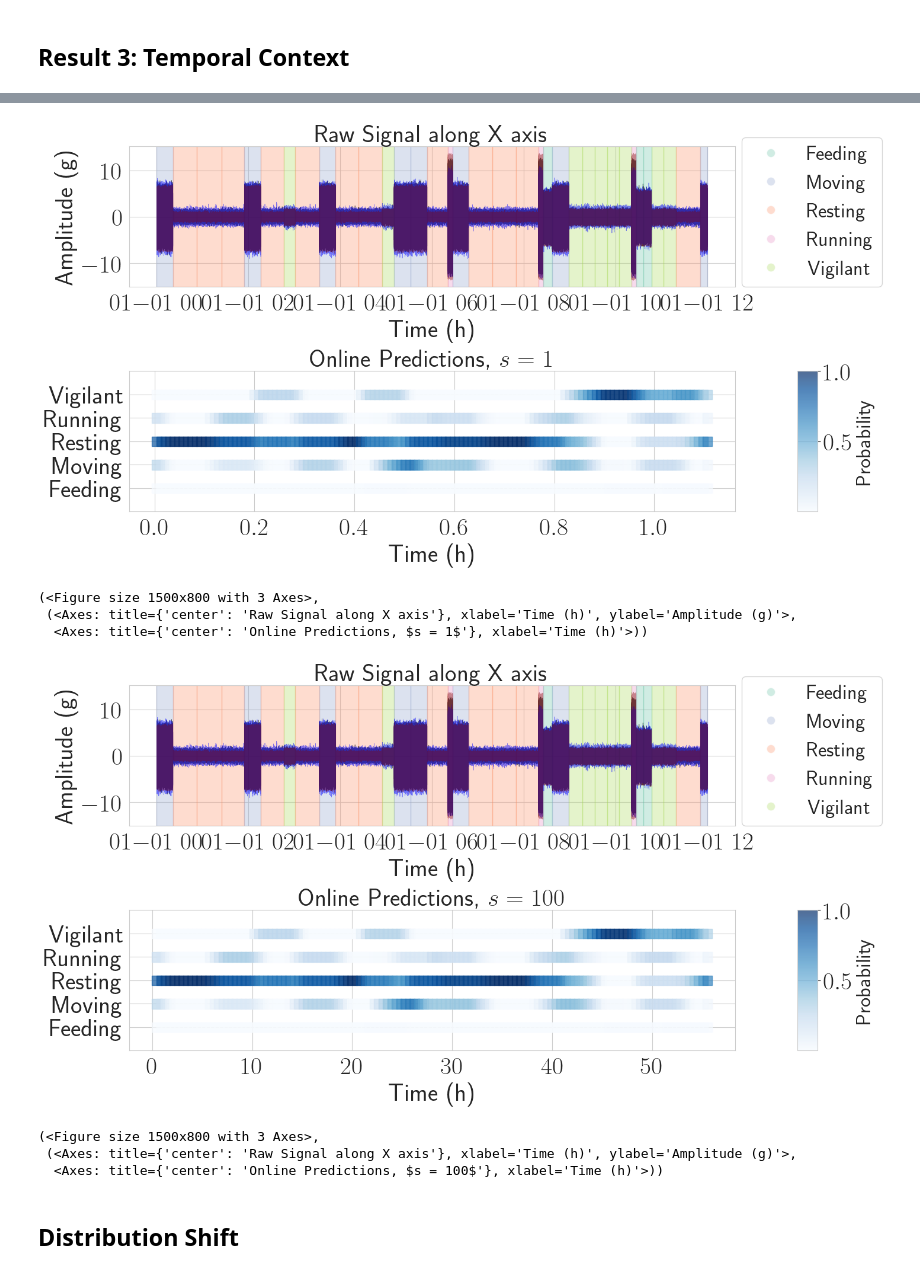
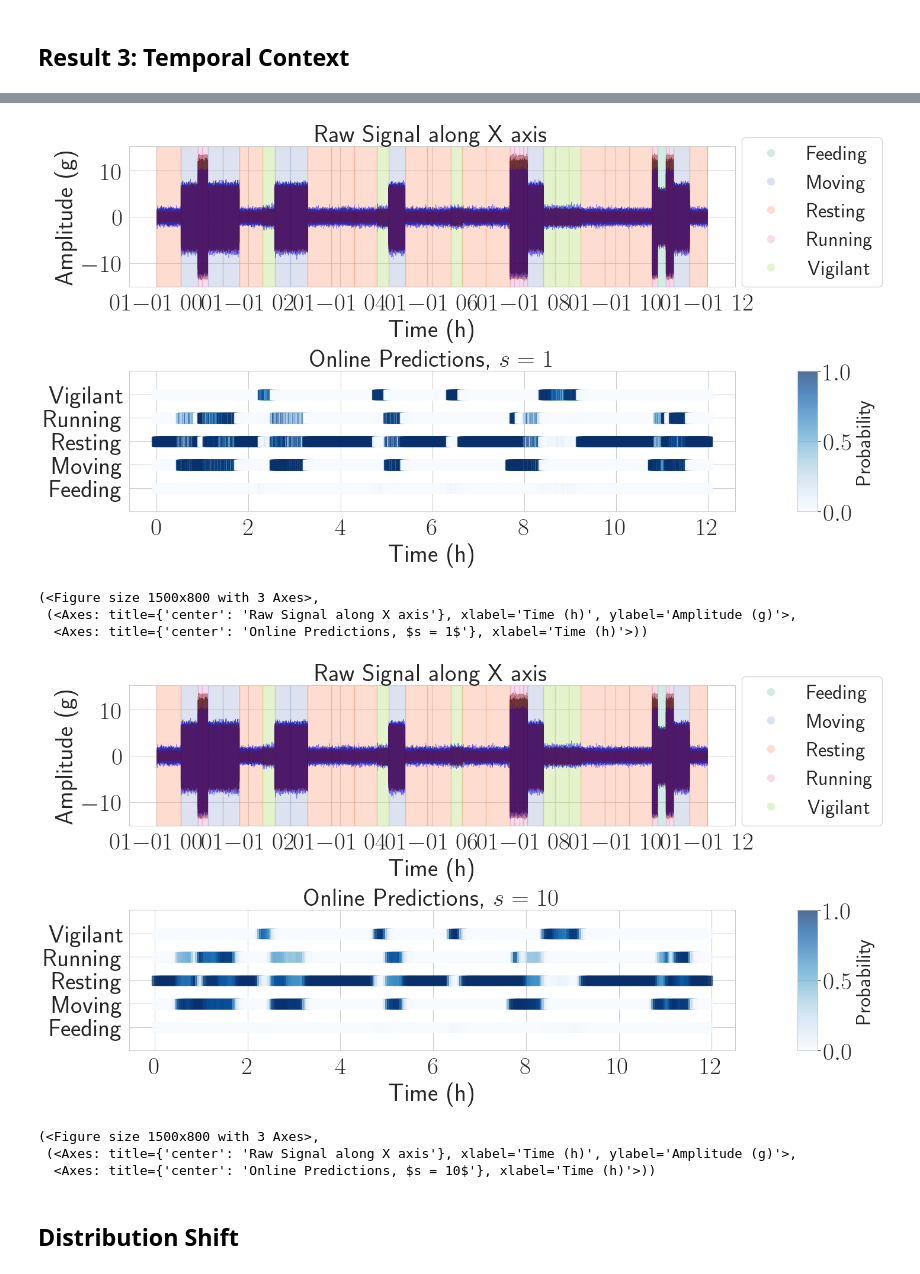
Before and after one commit to medhaaga/AWD-Biologging, a Jupyter notebook: notebooks/results.ipynb, the cells around one changed output, grey strips where cells are left out. Saved outputs shown, nothing was run; the diff lists cells and outputs as text; code cells hidden in the pictures.

Commit message:
simulations

```diff
--- a/notebooks/results.ipynb
+++ b/notebooks/results.ipynb
@@ -663,3 +327,9 @@ for theta in thetas:
+# %%
+dir = os.path.join(training_results_dir, f"theta0.0")
+json_training_stats_file = os.path.join(dir, 'training_stats.json')
+
+with open(json_training_stats_file, 'r') as f:
+    training_stats = json.load(f)
 # %%
 #plot training stats
 training_stats = pd.DataFrame(training_stats)
@@ -846,29 +671,3 @@ def simulate_markov_acc_day(data_constants, transition_matrix, avg_durations):
-# %%
-results_dir = os.path.join(config.TEST_ROOT_DIR, "temporal_context")
-os.makedirs(results_dir, exist_ok=True)
-
-avg_durations = {
-    "Feeding": {"min": 10, "sec": 60},
-    "Resting": {"min": 30, "sec": 60},
-    "Moving": {"min": 20, "sec": 60},
-    "Running": {"min": 5, "sec": 60},
-    "Vigilant": {"min": 15, "sec": 60}
-}
-
-# Convert to DataFrame
-avg_durations = pd.DataFrame.from_dict(avg_durations, orient="index")
-avg_durations.index.name = "Behavior"
-avg_durations.columns.name = "DurationUnit"
-
-transition_matrix = np.array([
-    [0.4, 0.0, 0.3, 0.2, 0.1],  # from Feeding
-    [0.0, 0.5, 0.2, 0.1, 0.2],  # from Resting
-    [0.1, 0.3, 0.3, 0.2, 0.1],  # from Moving
-    [0.2, 0.0, 0.3, 0.4, 0.1],  # from Running
-    [0.0, 0.3, 0.2, 0.1, 0.4]   # from Vigilant
-])
-
-# Turn into DataFrame for readability
-transition_df = pd.DataFrame(transition_matrix, index=config.BEHAVIORS, columns=config.BEHAVIORS)
 # %%
-acc_df, annotations_df = simulate_markov_acc_day(data_constants, transition_matrix, avg_durations)
+acc_df, annotations_df = simulate_markov_acc_day(config.SIMULATION_CONSTANTS, transition_matrix, avg_durations)
+plot_simulated_day(acc_df)
@@ -875,4 +680,4 @@ acc_df, annotations_df = simulate_markov_acc_day(data_constants, transition_matr
 # %%
 window_duration = 32.0
-model_dir = os.path.join(training_results_dir, f"theta0.0")
+model_dir = os.path.join(training_results_dir, f"theta0.6")
 # %%
@@ -943,6 +741,8 @@ smoothening_config = {'smoothening_window_length': 1,
                           'smoothening_hop_length': 1,
                           'score_hop_length': None
                           }
+scores = online_score_evaluation(model_dir=model_dir, X=signal, window_duration=window_duration, window_length=None, hop_length=smoothening_config['score_hop_length'], sampling_frequency=config.SAMPLING_RATE)
+online_avg = online_smoothening(scores, smoothening_config['smoothening_window_length'], smoothening_config['smoothening_hop_length'])
 
 plot_signal_and_online_predictions(
     acc_df['Timestamp'],
@@ -957,33 +757,36 @@ plot_signal_and_online_predictions(
     half_day_behaviors=half_day_behaviors
 )
 # %% [output]
-[figure, old version]
+[figure, new version]
 (<Figure size 1500x800 with 3 Axes>,
  (<Axes: title={'center': 'Raw Signal along X axis'}, xlabel='Time (h)', ylabel='Amplitude (g)'>,
   <Axes: title={'center': 'Online Predictions, $s = 1$'}, xlabel='Time (h)'>))
 # %%
-smoothening_config = {'smoothening_window_length': 100,
-                          'smoothening_hop_length': 50,
+smoothening_config = {'smoothening_window_length': 10,
+                          'smoothening_hop_length': 5,
                           'score_hop_length': None
                           }
+
+scores = online_score_evaluation(model_dir=model_dir, X=signal, window_duration=window_duration, window_length=None, hop_length=smoothening_config['score_hop_length'], sampling_frequency=config.SAMPLING_RATE)
+online_avg = online_smoothening(scores, smoothening_config['smoothening_window_length'], smoothening_config['smoothening_hop_length'])
 
 plot_signal_and_online_predictions(
     acc_df['Timestamp'],
     signal,
     online_avg,
     smoothening_config['smoothening_window_length'],
     smoothening_config['smoothening_hop_length'],
     window_duration,
     label_encoder,
     sampling_rate=config.SAMPLING_RATE,
     plot_dir=None,
     half_day_behaviors=half_day_behaviors
 )
 # %% [output]
-[figure, old version]
+[figure, new version]
 (<Figure size 1500x800 with 3 Axes>,
  (<Axes: title={'center': 'Raw Signal along X axis'}, xlabel='Time (h)', ylabel='Amplitude (g)'>,
-  <Axes: title={'center': 'Online Predictions, $s = 100$'}, xlabel='Time (h)'>))
+  <Axes: title={'center': 'Online Predictions, $s = 10$'}, xlabel='Time (h)'>))
 # %% [markdown]
 ## Distribution Shift
 # %%
```
Also changed, not shown: parts of 61 cells of this notebook, 7 other files.
